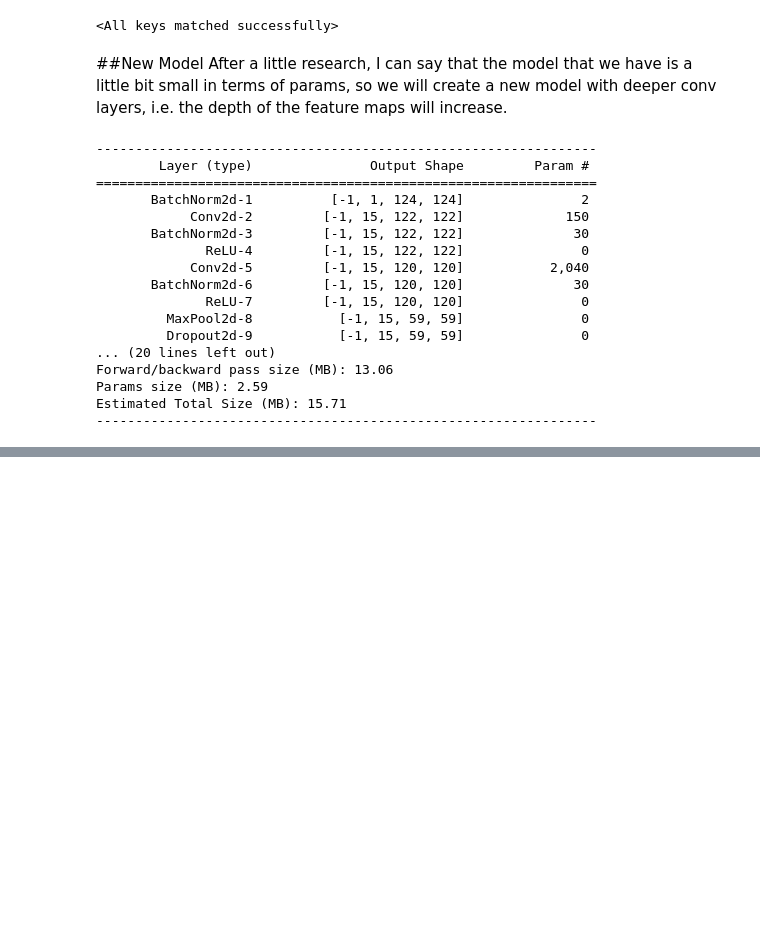
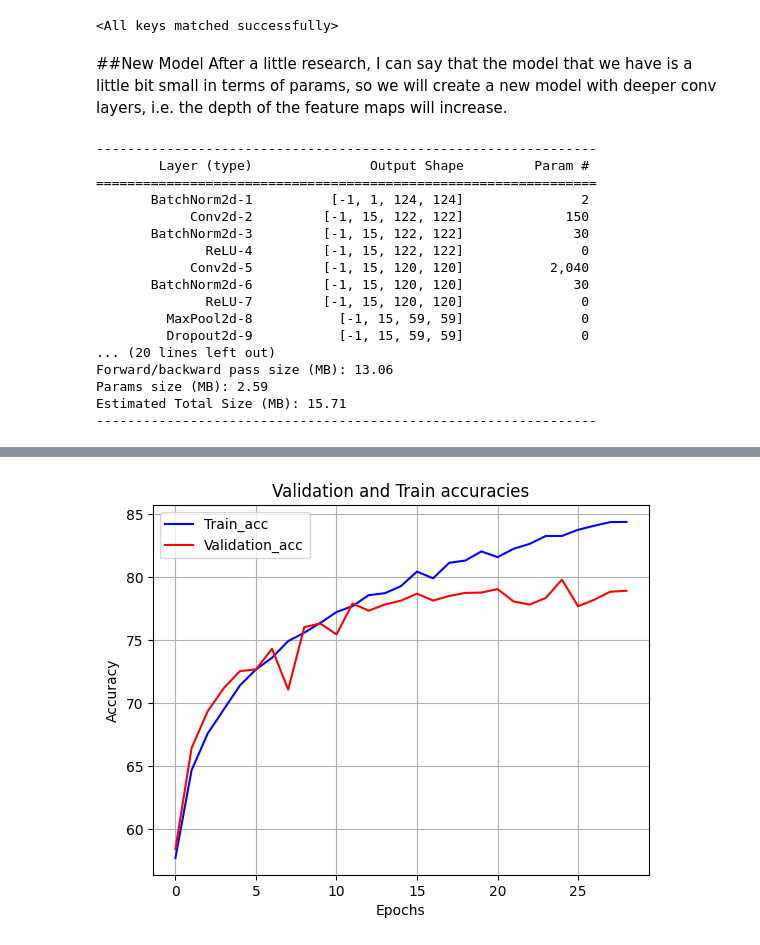
Before and after one commit to Rubeennn/Dog_Cat_dataset, a Jupyter notebook: Cat_Dog.ipynb, the cells around one changed output, grey strips where cells are left out. Cells and saved outputs as stored; diff of their text form; code cells hidden in the pictures; blank space fills up the shorter version.

```diff
--- a/Cat_Dog.ipynb
+++ b/Cat_Dog.ipynb
@@ -580,0 +612,14 @@ tensor([1.])
+# %%
+plt.plot(range(len(train_total_accs)), train_total_accs, c='b', label='Train_acc')
+plt.plot(range(len(total_val_accs)), total_val_accs, c='r', label='Validation_acc')
+
+plt.xlabel('Epochs')
+plt.ylabel('Accuracy')
+
+plt.title('Validation and Train accuracies')
+
+plt.legend()
+plt.grid(True)
+plt.show()
+# %% [output]
+[figure, added]
```
Also changed, not shown: parts of 7 cells of this notebook.
